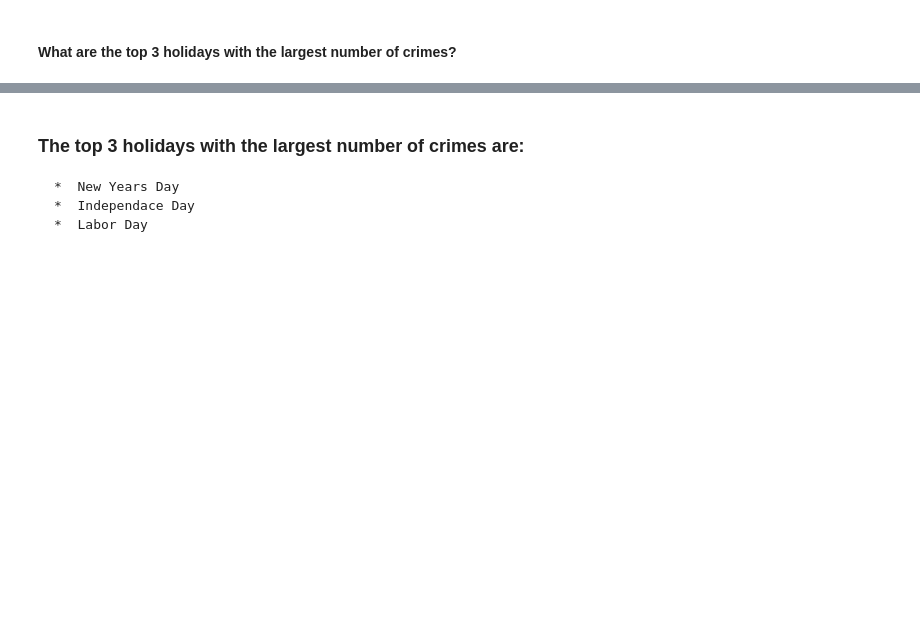
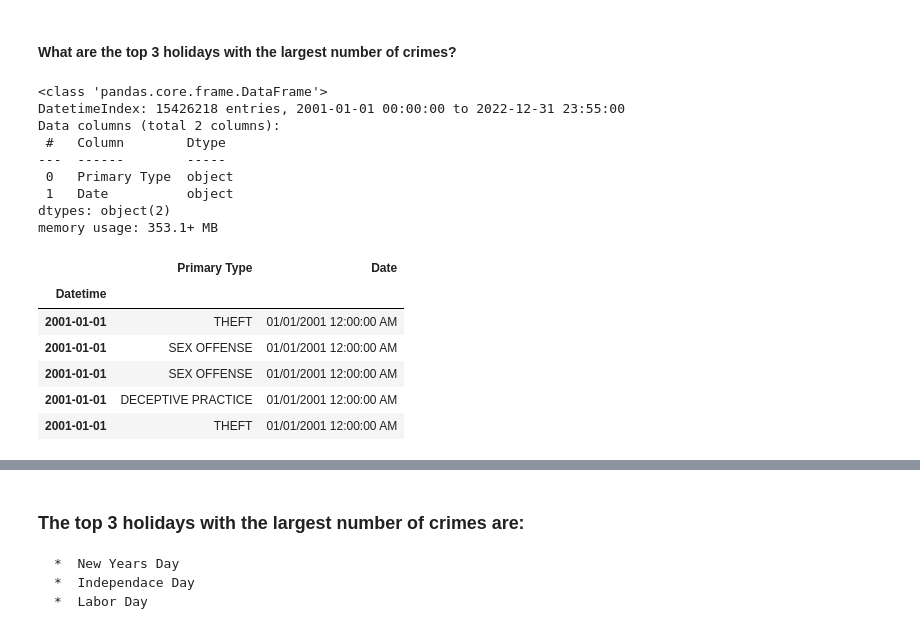
Before and after one commit to SeeBee8/Project-3, a Jupyter notebook: Part1-Chicago-Crime-Data-Copy1.ipynb, the cells around one changed output, grey strips where cells are left out. Cells and saved outputs as stored; diff of their text form; code cells hidden in the pictures; blank space fills up the shorter version.

```diff
--- a/Part1-Chicago-Crime-Data-Copy1.ipynb
+++ b/Part1-Chicago-Crime-Data-Copy1.ipynb
@@ -612,8 +600 @@ Index(['Date', 'ID', 'Primary Type', 'Description', 'Location Description',
       dtype='object')
-# %%
-#Set format for datetime and change dtype
-date_format = "%m/%d/%Y %H:%M:%S %p"
-
-hdf['Datetime'] = pd.to_datetime(ts['Date'], format=date_format)
-hdf = hdf.sort_values('Datetime')
-hdf.head(2)
@@ -622,8 +601,26 @@ ValueError: time data '2001-01-01 01:00:00' does not match format '%m/%d/%Y %H:%
 # %% [markdown]
 #### What are the top 3 holidays with the largest number of crimes?
 # %%
-keep_cols=["Datetime", "Primary Type"]
-hdf=hdf[keep_cols]
+keep_cols=["Primary Type", "Date"]
+hdf=hdf[keep_cols].copy()
 hdf.info()
+hdf.head()
+# %% [output]
+<class 'pandas.core.frame.DataFrame'>
+DatetimeIndex: 15426218 entries, 2001-01-01 00:00:00 to 2022-12-31 23:55:00
+Data columns (total 2 columns):
+ #   Column        Dtype
+---  ------        -----
+ 0   Primary Type  object
+ 1   Date          object
+dtypes: object(2)
+memory usage: 353.1+ MB
+|  | Primary Type | Date |
+| Datetime |  |  |
+| 2001-01-01 | THEFT | 01/01/2001 12:00:00 AM |
+| 2001-01-01 | SEX OFFENSE | 01/01/2001 12:00:00 AM |
+| 2001-01-01 | SEX OFFENSE | 01/01/2001 12:00:00 AM |
+| 2001-01-01 | DECEPTIVE PRACTICE | 01/01/2001 12:00:00 AM |
+| 2001-01-01 | THEFT | 01/01/2001 12:00:00 AM |
 # %%
 #make a date range that covers the full dataset
```
Also changed, not shown: parts of 29 cells of this notebook.
